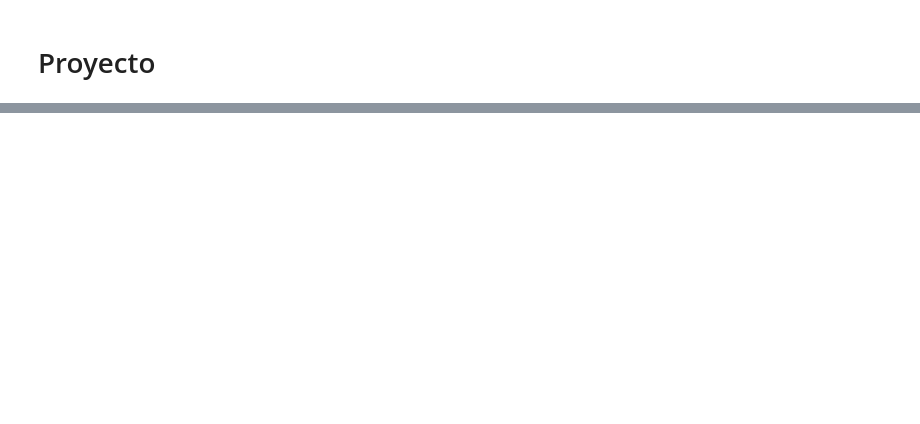
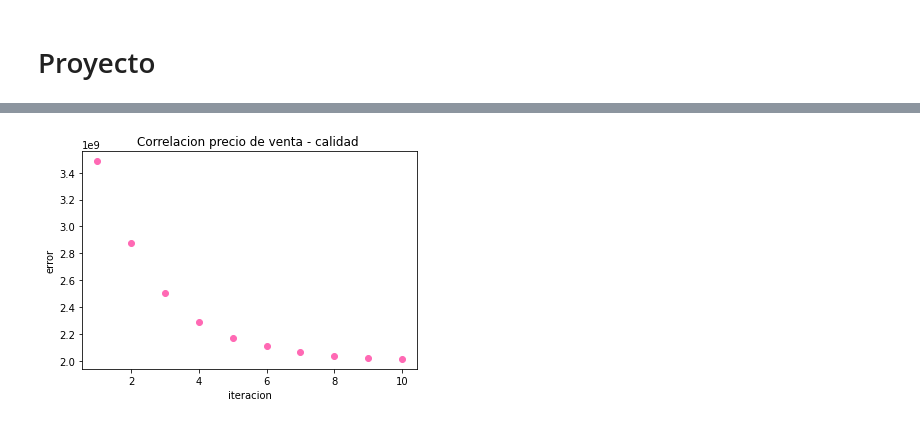
Before and after one commit to KevinMunoz19/ProyectoDCP, a Jupyter notebook: ProyectoFinal.ipynb, the cells around one changed output, grey strips where cells are left out. Cells and saved outputs as stored; diff of their text form; code cells hidden in the pictures; blank space fills up the shorter version.

Commit message:
Added error and model iteration graphs. Chnage in model result return from model_training function.

```diff
--- a/ProyectoFinal.ipynb
+++ b/ProyectoFinal.ipynb
@@ -113,10 +114,14 @@ def model_training(vector_x,vector_y, epochs, learning_rate):
     n = len(vector_x)
     zx = np.ones(n)
     mat = np.array([vector_x.astype(object),zx.astype(object)]).transpose()
-    betas = np.array([1000,1000])
+    global betas
+    betas = np.array([100,10000])
     betas_gradient = np.array([1,1])
     epoch_counter = 0
     error_vector = np.array([])
+    results_vector = np.array([])
+    #results_vector = []
+    results = {}
     while epoch_counter < epochs:
         y_hat = np.dot(mat,betas)
         t1 = [(a-b)**2 for a,b in zip(vector_y,y_hat)]
@@ -128,13 +133,23 @@ def model_training(vector_x,vector_y, epochs, learning_rate):
         betas_gradient = np.sum((res/n),axis=0)
         betas[0] = betas[0] - (learning_rate * betas_gradient[1])
         betas[1] = betas[1] - (learning_rate * betas_gradient[0])
+        results_vector = np.append(results_vector,betas)
         epoch_counter += 1
-    return mat,error_vector
+    #for k in range(epoch_counter):
+        #results[k] = results_vector[k]
+    rr = results_vector.reshape(int(results_vector.shape[0]/2),2)
+    counter = 0
+    for items in rr:
+        counter += 1
+        results[counter] = items
+    return error_vector, results
 # %%
-matrix,errors = model_training(df['1stFlrSF'].to_numpy(),df['SalePrice'].to_numpy(),50,0.0001)
+errors, modelres = model_training(df['1stFlrSF'].to_numpy(),df['SalePrice'].to_numpy(),10,0.0001)
+#matrix,errors, res = model_training(df['1stFlrSF'].to_numpy(),df['SalePrice'].to_numpy(),50,0.0001)
 # %%
-plt.scatter(np.arange(1, len(errors)+1, 1), errors, color = 'hotpink')
-plt.title("Correlacion precio de venta - calidad ")
-plt.xlabel("intentos")
-plt.ylabel("error")
-plt.show()
+def graph_error(error_vect):
+    plt.scatter(np.arange(1, len(error_vect)+1, 1), error_vect, color = 'hotpink')
+    plt.title("Correlacion precio de venta - calidad ")
+    plt.xlabel("iteracion")
+    plt.ylabel("error")
+    plt.show()
@@ -158,0 +175,4 @@ array([5.44346900e+11, 3.22514489e+11, 1.94814524e+11, 1.20711299e+11,
+# %%
+graph_error(errors)
+# %% [output]
+[figure, added]
```
Also changed, not shown: parts of 17 cells of this notebook.
